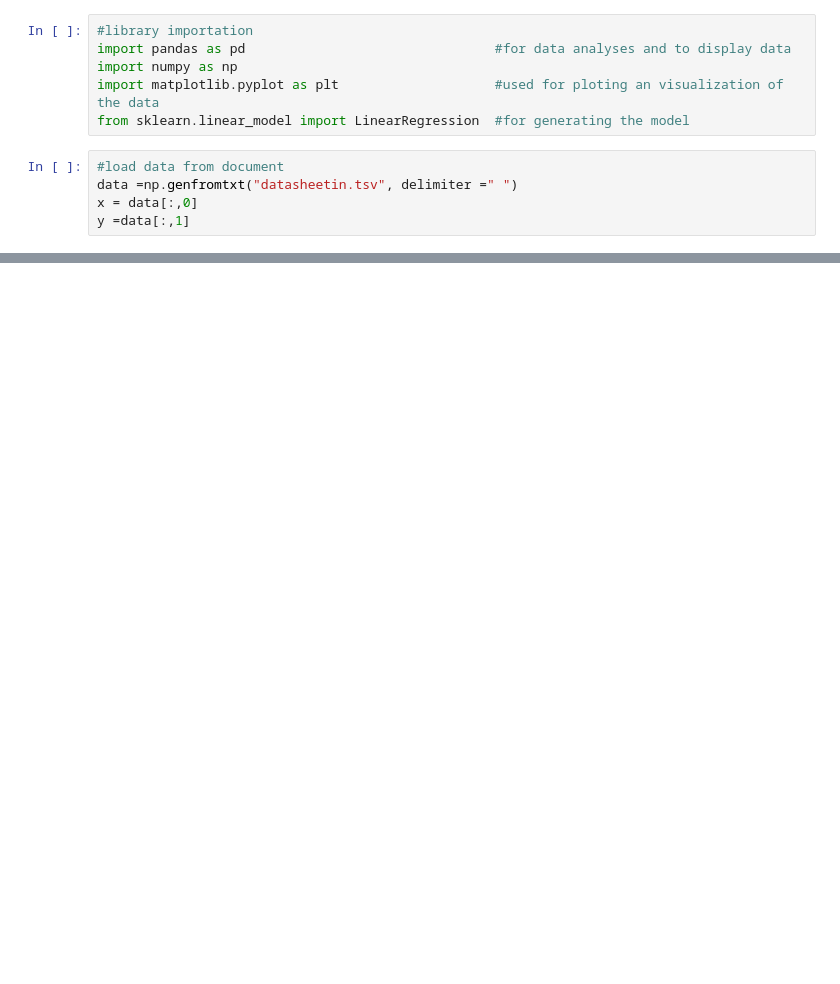
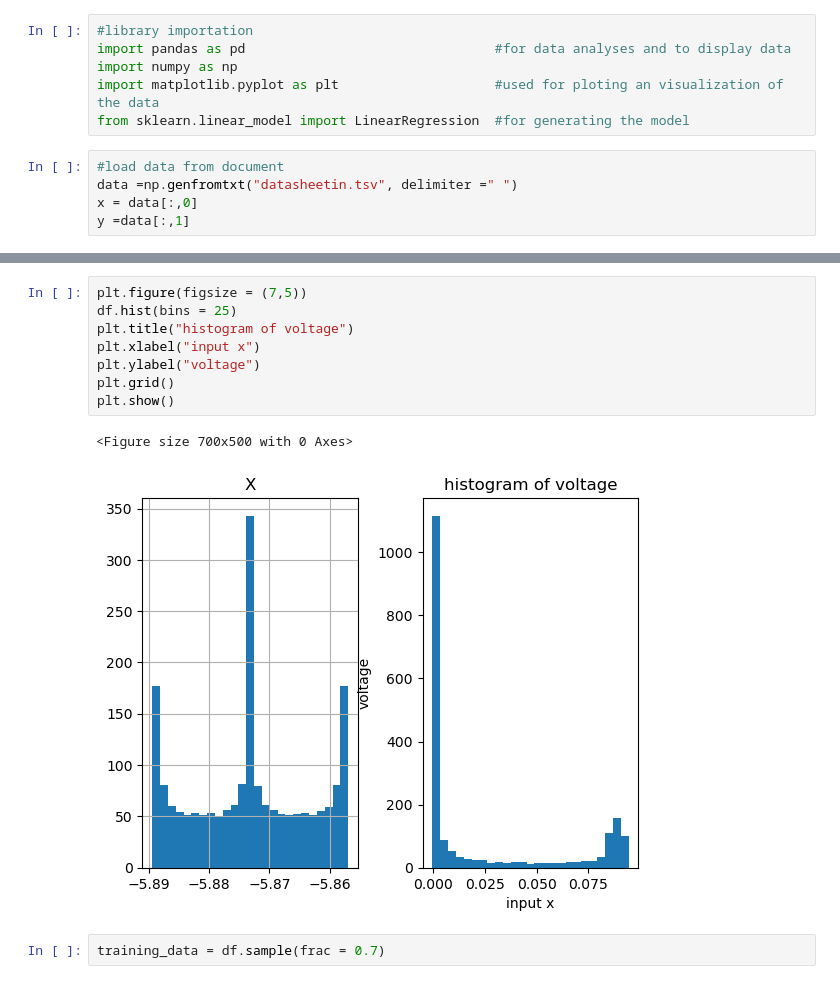
Before and after one commit to Carlglain/TanglaTec-internship, a Jupyter notebook: week1projectworking/week1.ipynb, the cells around one changed output, grey strips where cells are left out. Saved outputs shown, nothing was run; the diff lists cells and outputs as text; blank space fills up the shorter version.

```diff
--- a/week1projectworking/week1.ipynb
+++ b/week1projectworking/week1.ipynb
@@ -29,0 +46,13 @@ display(df)
+# %%
+plt.figure(figsize = (7,5))
+df.hist(bins = 25)
+plt.title("histogram of voltage")
+plt.xlabel("input x")
+plt.ylabel("voltage")
+plt.grid()
+plt.show()
+# %% [output]
+<Figure size 700x500 with 0 Axes>
+[figure, added]
+# %%
+training_data = df.sample(frac = 0.7)
```
Also changed, not shown: parts of 5 cells of this notebook, 3 other files.
